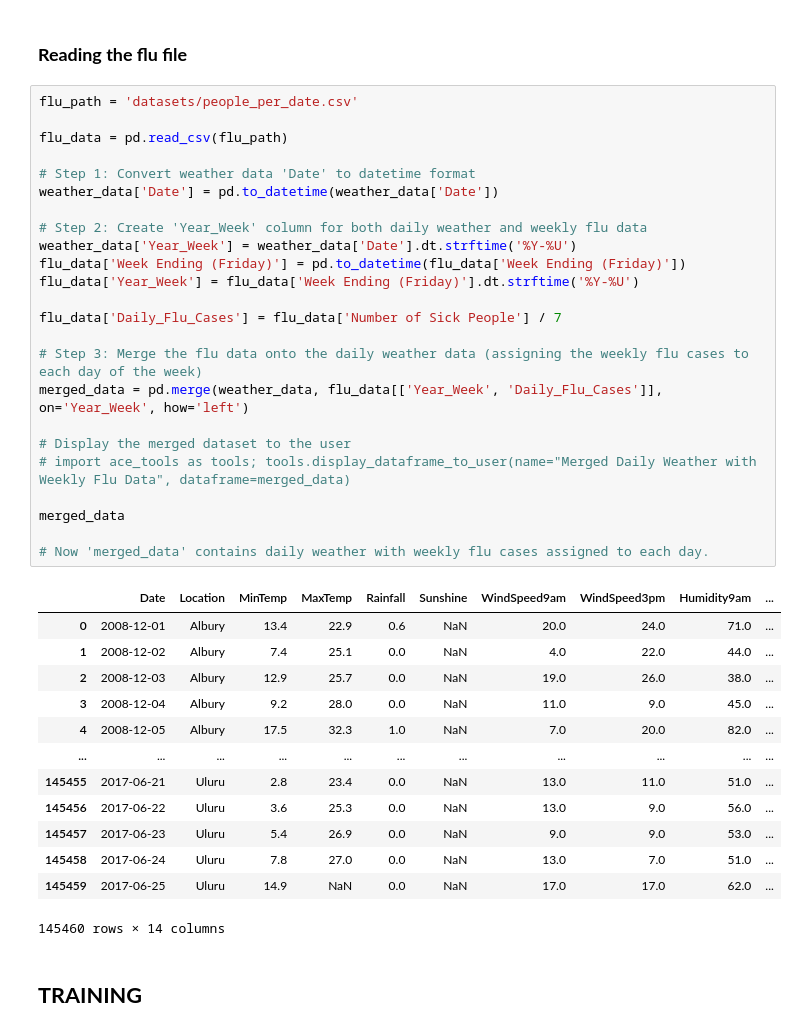
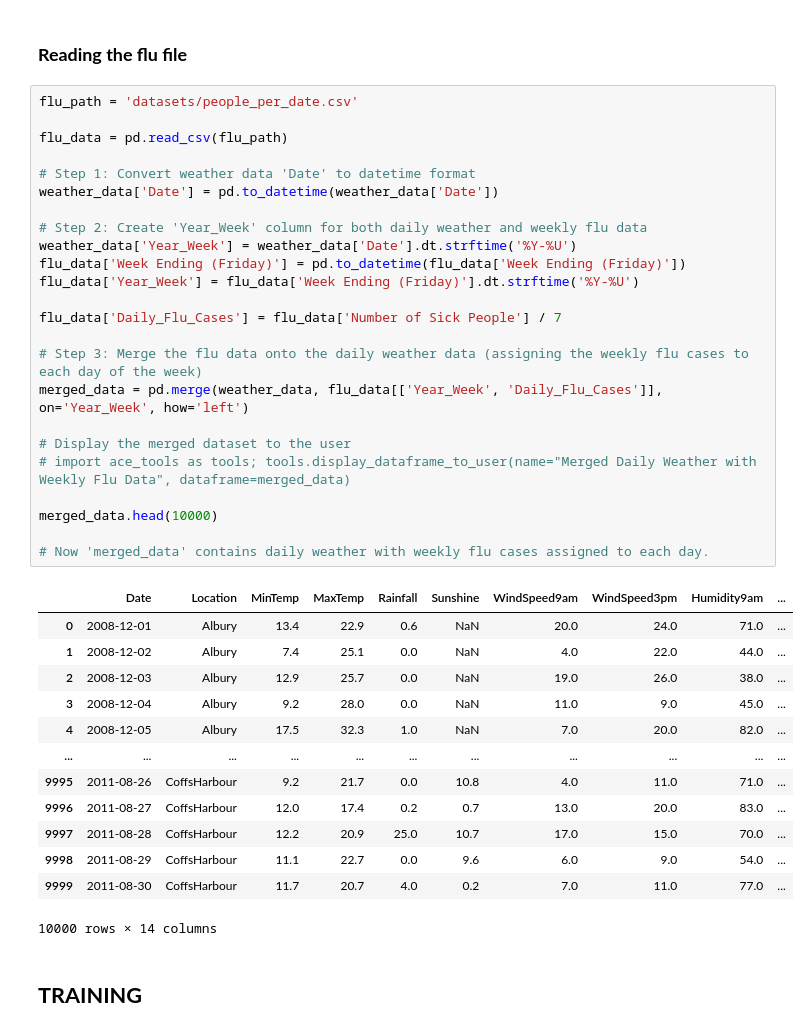
Before and after one commit to ArunchakreyPAC/BockCuster, a Jupyter notebook: processing_datasets.ipynb, the cells around one changed output. Drawn from its saved outputs; the diff is of its cells as text.

```diff
--- a/processing_datasets.ipynb
+++ b/processing_datasets.ipynb
@@ -61,40 +61,40 @@ weather_data
 flu_path = 'datasets/people_per_date.csv'
 
 flu_data = pd.read_csv(flu_path)
 
 # Step 1: Convert weather data 'Date' to datetime format
 weather_data['Date'] = pd.to_datetime(weather_data['Date'])
 
 # Step 2: Create 'Year_Week' column for both daily weather and weekly flu data
 weather_data['Year_Week'] = weather_data['Date'].dt.strftime('%Y-%U')
 flu_data['Week Ending (Friday)'] = pd.to_datetime(flu_data['Week Ending (Friday)'])
 flu_data['Year_Week'] = flu_data['Week Ending (Friday)'].dt.strftime('%Y-%U')
 
 flu_data['Daily_Flu_Cases'] = flu_data['Number of Sick People'] / 7
 
 # Step 3: Merge the flu data onto the daily weather data (assigning the weekly flu cases to each day of the week)
 merged_data = pd.merge(weather_data, flu_data[['Year_Week', 'Daily_Flu_Cases']], on='Year_Week', how='left')
 
 # Display the merged dataset to the user
 # import ace_tools as tools; tools.display_dataframe_to_user(name="Merged Daily Weather with Weekly Flu Data", dataframe=merged_data)
 
-merged_data
+merged_data.head(10000)
 
 # Now 'merged_data' contains daily weather with weekly flu cases assigned to each day.
 # %% [output]
 |  | Date | Location | MinTemp | MaxTemp | Rainfall | Sunshine | WindSpeed9am | WindSpeed3pm | Humidity9am | ... |
 | 0 | 2008-12-01 | Albury | 13.4 | 22.9 | 0.6 | NaN | 20.0 | 24.0 | 71.0 | ... |
 | 1 | 2008-12-02 | Albury | 7.4 | 25.1 | 0.0 | NaN | 4.0 | 22.0 | 44.0 | ... |
 | 2 | 2008-12-03 | Albury | 12.9 | 25.7 | 0.0 | NaN | 19.0 | 26.0 | 38.0 | ... |
 | 3 | 2008-12-04 | Albury | 9.2 | 28.0 | 0.0 | NaN | 11.0 | 9.0 | 45.0 | ... |
 | 4 | 2008-12-05 | Albury | 17.5 | 32.3 | 1.0 | NaN | 7.0 | 20.0 | 82.0 | ... |
 | ... | ... | ... | ... | ... | ... | ... | ... | ... | ... | ... |
-| 145455 | 2017-06-21 | Uluru | 2.8 | 23.4 | 0.0 | NaN | 13.0 | 11.0 | 51.0 | ... |
-| 145456 | 2017-06-22 | Uluru | 3.6 | 25.3 | 0.0 | NaN | 13.0 | 9.0 | 56.0 | ... |
-| 145457 | 2017-06-23 | Uluru | 5.4 | 26.9 | 0.0 | NaN | 9.0 | 9.0 | 53.0 | ... |
-| 145458 | 2017-06-24 | Uluru | 7.8 | 27.0 | 0.0 | NaN | 13.0 | 7.0 | 51.0 | ... |
-| 145459 | 2017-06-25 | Uluru | 14.9 | NaN | 0.0 | NaN | 17.0 | 17.0 | 62.0 | ... |
+| 9995 | 2011-08-26 | CoffsHarbour | 9.2 | 21.7 | 0.0 | 10.8 | 4.0 | 11.0 | 71.0 | ... |
+| 9996 | 2011-08-27 | CoffsHarbour | 12.0 | 17.4 | 0.2 | 0.7 | 13.0 | 20.0 | 83.0 | ... |
+| 9997 | 2011-08-28 | CoffsHarbour | 12.2 | 20.9 | 25.0 | 10.7 | 17.0 | 15.0 | 70.0 | ... |
+| 9998 | 2011-08-29 | CoffsHarbour | 11.1 | 22.7 | 0.0 | 9.6 | 6.0 | 9.0 | 54.0 | ... |
+| 9999 | 2011-08-30 | CoffsHarbour | 11.7 | 20.7 | 4.0 | 0.2 | 7.0 | 11.0 | 77.0 | ... |
-145460 rows × 14 columns
+10000 rows × 14 columns
 # %% [markdown]
 ## **TRAINING**
 # %%
```
